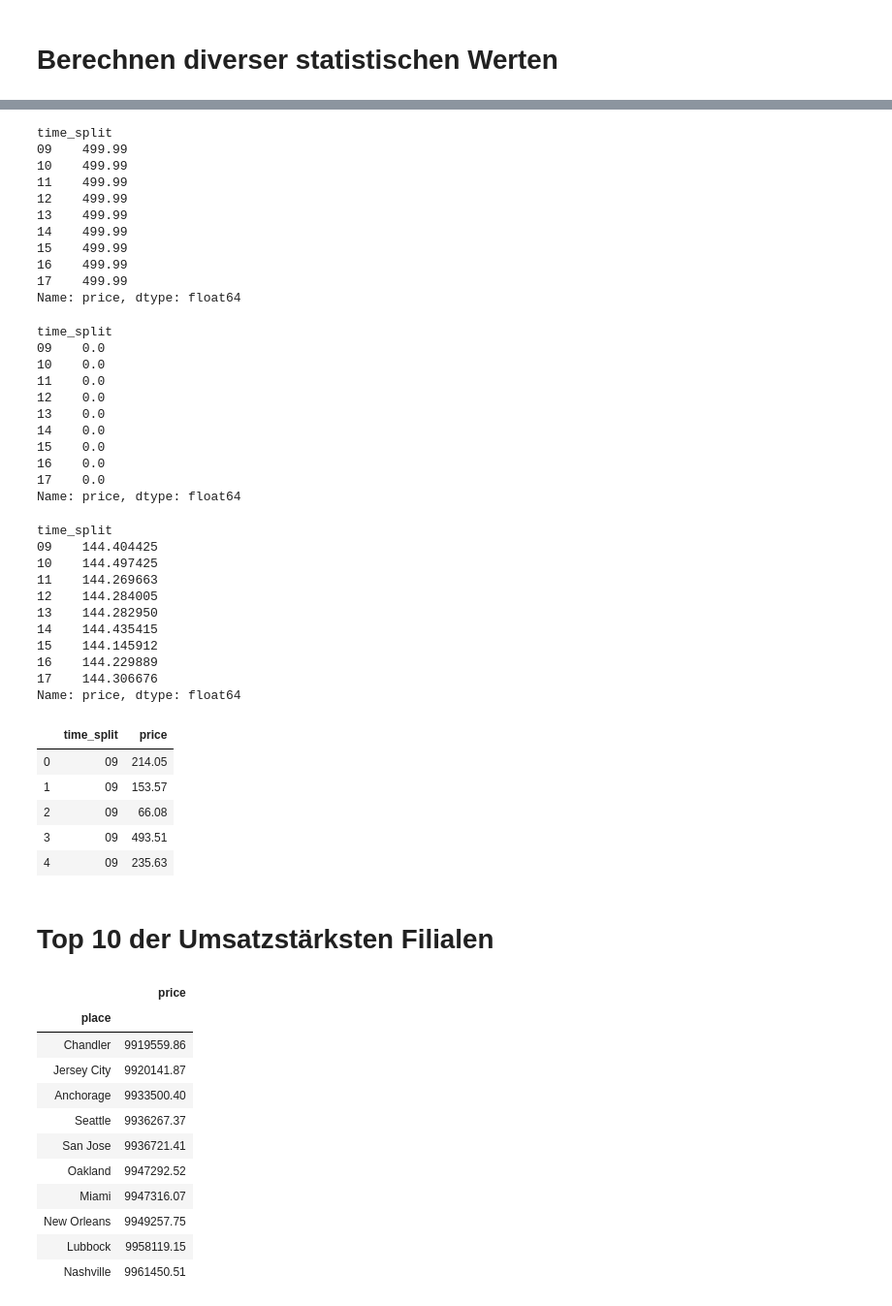
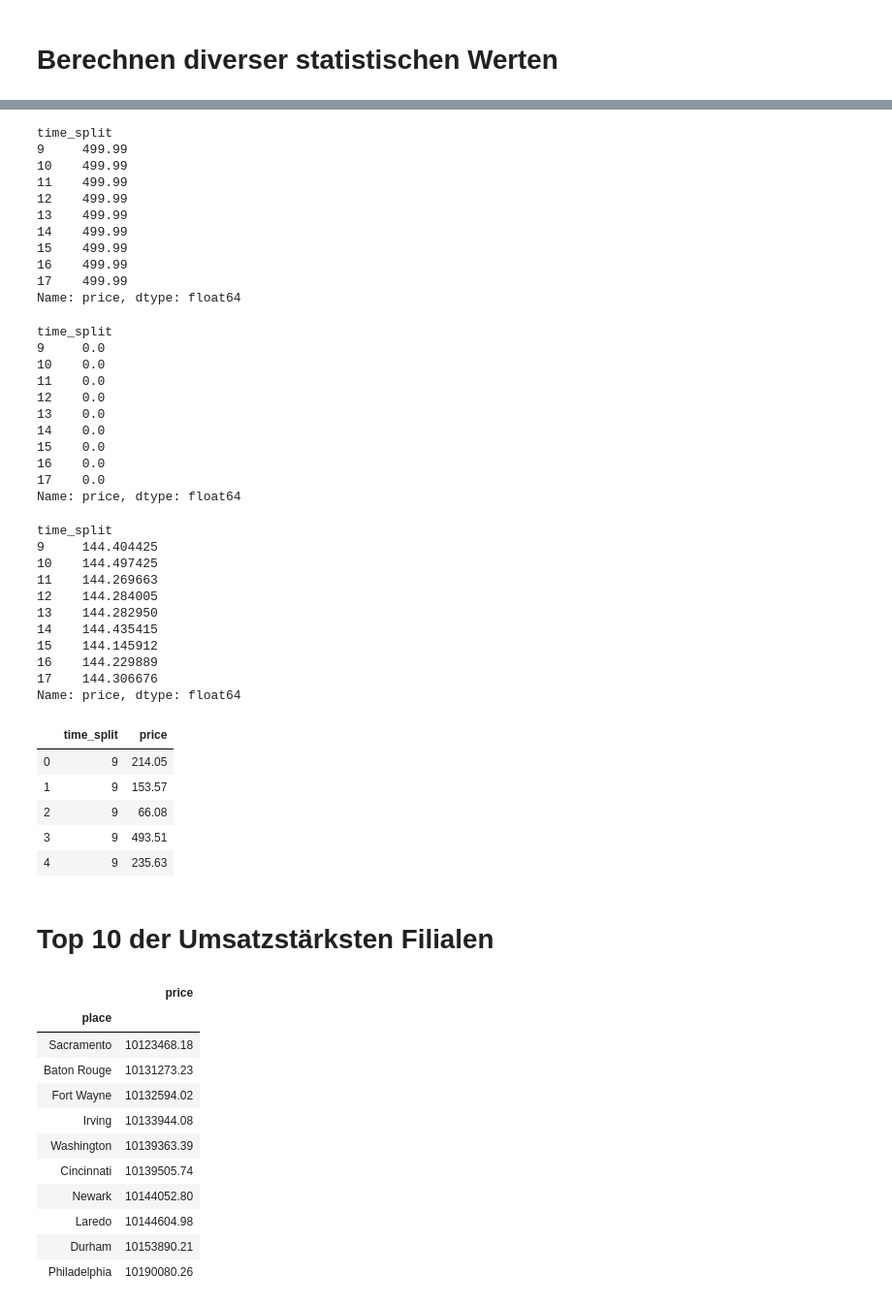
Before and after one commit to SteveVogel1/HadoopMapReduce, a Jupyter notebook: purchases analysis.ipynb, the cells around one changed output, grey strips where cells are left out. Shown: that part at 97% size. Cells and saved outputs as stored; diff of their text form; code cells hidden in the pictures.

```diff
--- a/purchases analysis.ipynb
+++ b/purchases analysis.ipynb
@@ -6,3 +14,11 @@ import pandas as pd
 df = pd.read_csv("./purchases.txt", delimiter="\t", names = ['date', 'time', 'place', 'type', 'price', 'payment_type'])
 # %%
 df['time_split'] = df.apply(lambda x: x['time'][:2], axis = 1, result_type = 'expand')
+# %%
+def decimal_time(row : pd.Series) -> float:
+    time = row['time']
+    hh = int(time[:2])
+    mm = int(time[3:])
+    return hh + (mm / 60)
+
+df['time_decimal'] = df.apply(lambda row: decimal_time(row), axis = 1, result_type = 'expand')
@@ -39,8 +59,8 @@ df.groupby('time_split').mean()
 # %%
- df.groupby('time_split')['price'].max()
+df.groupby('time_split')['price'].max()
 # %% [output]
 time_split
-09    499.99
+9     499.99
 10    499.99
 11    499.99
 12    499.99
@@ -51,10 +71,10 @@ time_split
 17    499.99
 Name: price, dtype: float64
 # %%
- df.groupby('time_split')['price'].min()
+df.groupby('time_split')['price'].min()
 # %% [output]
 time_split
-09    0.0
+9     0.0
 10    0.0
 11    0.0
 12    0.0
@@ -65,10 +85,10 @@ time_split
 17    0.0
 Name: price, dtype: float64
 # %%
- df.groupby('time_split')['price'].std()
+df.groupby('time_split')['price'].std()
 # %% [output]
 time_split
-09    144.404425
+9     144.404425
 10    144.497425
 11    144.269663
 12    144.284005
@@ -82,25 +102,25 @@ Name: price, dtype: float64
 df[['time_split', 'price']].head(5)
 # %% [output]
 |  | time_split | price |
-| 0 | 09 | 214.05 |
-| 1 | 09 | 153.57 |
-| 2 | 09 | 66.08 |
-| 3 | 09 | 493.51 |
-| 4 | 09 | 235.63 |
+| 0 | 9 | 214.05 |
+| 1 | 9 | 153.57 |
+| 2 | 9 | 66.08 |
+| 3 | 9 | 493.51 |
+| 4 | 9 | 235.63 |
 # %% [markdown]
 # Top 10 der Umsatzstärksten Filialen
 # %%
-df.groupby('place')[['place', 'price']].sum().sort_values(by='price')[:10]
+df.groupby('place')[['place', 'price']].sum().sort_values(by='price')[-10:]
 # %% [output]
 |  | price |
 | place |  |
-| Chandler | 9919559.86 |
-| Jersey City | 9920141.87 |
-| Anchorage | 9933500.40 |
-| Seattle | 9936267.37 |
-| San Jose | 9936721.41 |
-| Oakland | 9947292.52 |
-| Miami | 9947316.07 |
-| New Orleans | 9949257.75 |
-| Lubbock | 9958119.15 |
-| Nashville | 9961450.51 |
+| Sacramento | 10123468.18 |
+| Baton Rouge | 10131273.23 |
+| Fort Wayne | 10132594.02 |
+| Irving | 10133944.08 |
+| Washington | 10139363.39 |
+| Cincinnati | 10139505.74 |
+| Newark | 10144052.80 |
+| Laredo | 10144604.98 |
+| Durham | 10153890.21 |
+| Philadelphia | 10190080.26 |
```
Also changed, not shown: parts of 16 cells of this notebook.
